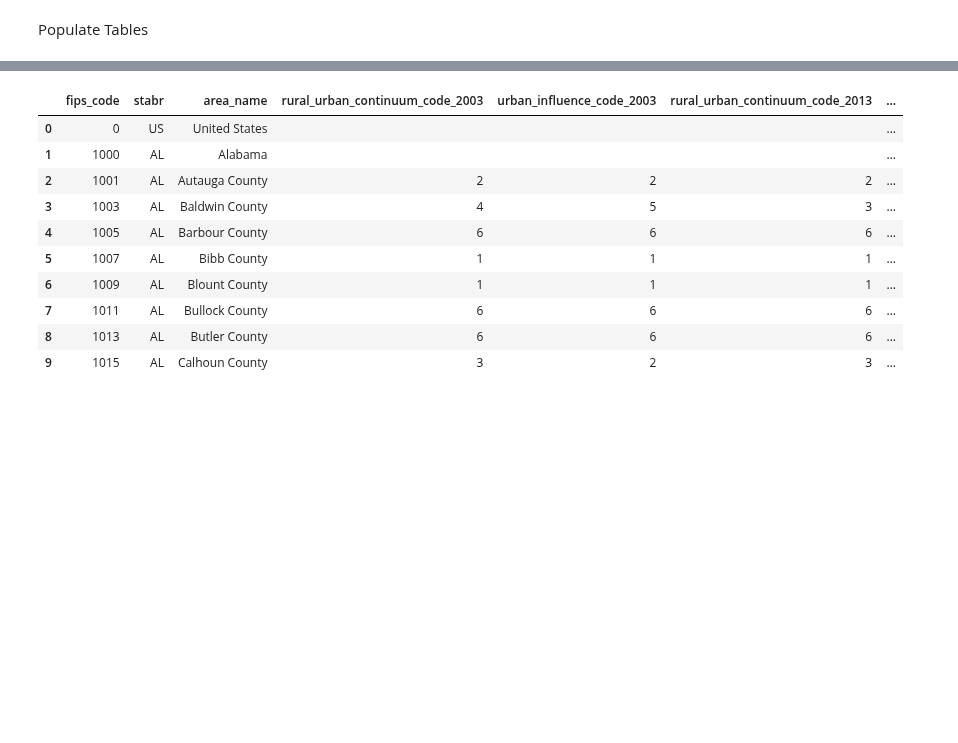
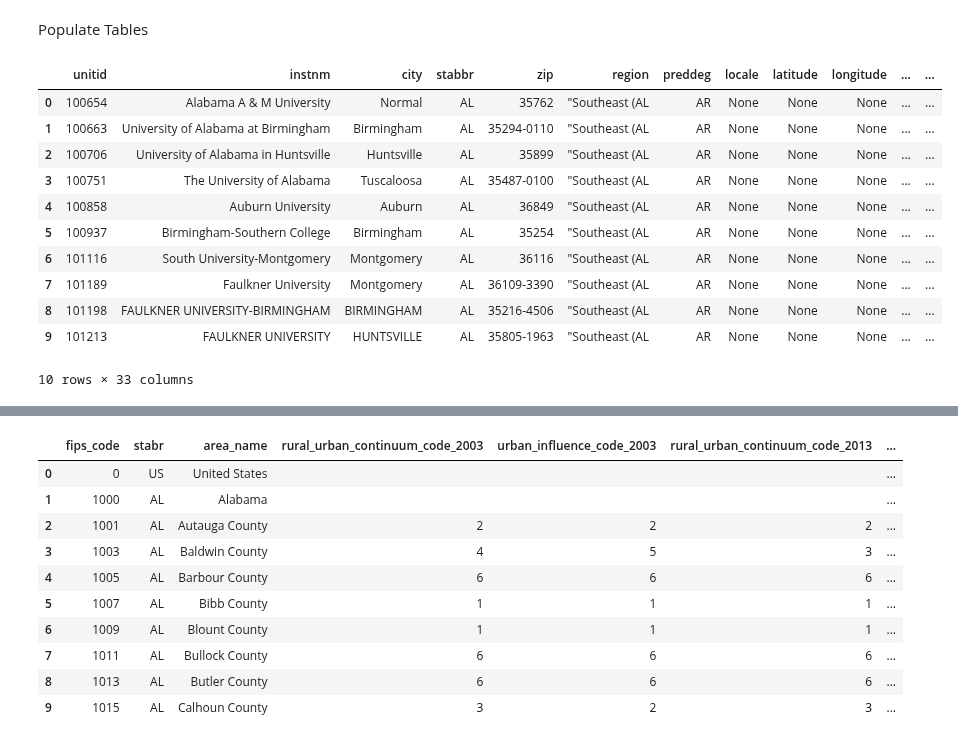
Before and after one commit to dsklnr/ADS508, a Jupyter notebook: CollegeAffordability.ipynb, the cells around one changed output, grey strips where cells are left out. Cells and saved outputs as stored; diff of their text form; code cells hidden in the pictures; blank space fills up the shorter version.

Commit message:
added kaggle db

```diff
--- a/CollegeAffordability.ipynb
+++ b/CollegeAffordability.ipynb
@@ -132,3 +133,68 @@ usda_dir = 's3://collegeaffordability317/USDA/'
+# %%
+# Drop the table if it already exists
+university_table = 'University'
+pd.read_sql(f'DROP TABLE IF EXISTS {college_affordability_database}.{university_table}', conn)
+
+# Define the CREATE TABLE statement with data types in lowercase
+create_university_table = f"""
+CREATE EXTERNAL TABLE IF NOT EXISTS {college_affordability_database}.{university_table} (
+    UNITID INT,
+    INSTNM STRING,
+    CITY STRING,
+    STABBR STRING,
+    ZIP STRING,
+    REGION STRING,
+    PREDDEG STRING,
+    LOCALE INT,
+    LATITUDE FLOAT,
+    LONGITUDE FLOAT,
+    CCBASIC STRING,
+    CCUGPROF STRING,
+    CCSIZSET STRING,
+    ADM_RATE_ALL FLOAT,
+    PPTUG_EF FLOAT,
+    SAT_AVG_ALL INT,
+    COSTT4_A INT,
+    CONTROL STRING,
+    TUITIONFEE_IN INT,
+    TUITIONFEE_OUT INT,
+    MEDIAN_HH_INC FLOAT,
+    MN_EARN_WNE_INDEP0_P10 INT,
+    MN_EARN_WNE_INDEP1_P10 INT,
+    UGDS_WHITE FLOAT,
+    UGDS_BLACK FLOAT,
+    UGDS_HISP FLOAT,
+    UGDS_ASIAN FLOAT,
+    UGDS_AIAN FLOAT,
+    UGDS_NHPI FLOAT,
+    UGDS_2MOR FLOAT,
+    UGDS_NRA FLOAT,
+    UGDS_UNKN FLOAT,
+    year INT
+    )
+    ROW FORMAT DELIMITED
+    FIELDS TERMINATED BY ','
+    LOCATION '{kaggle_dir}'
+    TBLPROPERTIES ('skip.header.line.count'='1')
+"""
+
+# Execute create table statement
+pd.read_sql(create_university_table, conn)
+
+pd.read_sql(f'SELECT * FROM {college_affordability_database}.{university_table} LIMIT 10', conn)
+# %% [output]
+|  | unitid | instnm | city | stabbr | zip | region | preddeg | locale | latitude | longitude | ... | ... |
+| 0 | 100654 | Alabama A & M University | Normal | AL | 35762 | "Southeast (AL | AR | None | None | None | ... | ... |
+| 1 | 100663 | University of Alabama at Birmingham | Birmingham | AL | 35294-0110 | "Southeast (AL | AR | None | None | None | ... | ... |
+| 2 | 100706 | University of Alabama in Huntsville | Huntsville | AL | 35899 | "Southeast (AL | AR | None | None | None | ... | ... |
+| 3 | 100751 | The University of Alabama | Tuscaloosa | AL | 35487-0100 | "Southeast (AL | AR | None | None | None | ... | ... |
+| 4 | 100858 | Auburn University | Auburn | AL | 36849 | "Southeast (AL | AR | None | None | None | ... | ... |
+| 5 | 100937 | Birmingham-Southern College | Birmingham | AL | 35254 | "Southeast (AL | AR | None | None | None | ... | ... |
+| 6 | 101116 | South University-Montgomery | Montgomery | AL | 36116 | "Southeast (AL | AR | None | None | None | ... | ... |
+| 7 | 101189 | Faulkner University | Montgomery | AL | 36109-3390 | "Southeast (AL | AR | None | None | None | ... | ... |
+| 8 | 101198 | FAULKNER UNIVERSITY-BIRMINGHAM | BIRMINGHAM | AL | 35216-4506 | "Southeast (AL | AR | None | None | None | ... | ... |
+| 9 | 101213 | FAULKNER UNIVERSITY | HUNTSVILLE | AL | 35805-1963 | "Southeast (AL | AR | None | None | None | ... | ... |
+10 rows × 33 columns
 # %%
 # Drop the table if it already exists
 sticker_price_table = 'StickerPrice'
```
Also changed, not shown: parts of 3 cells of this notebook.
